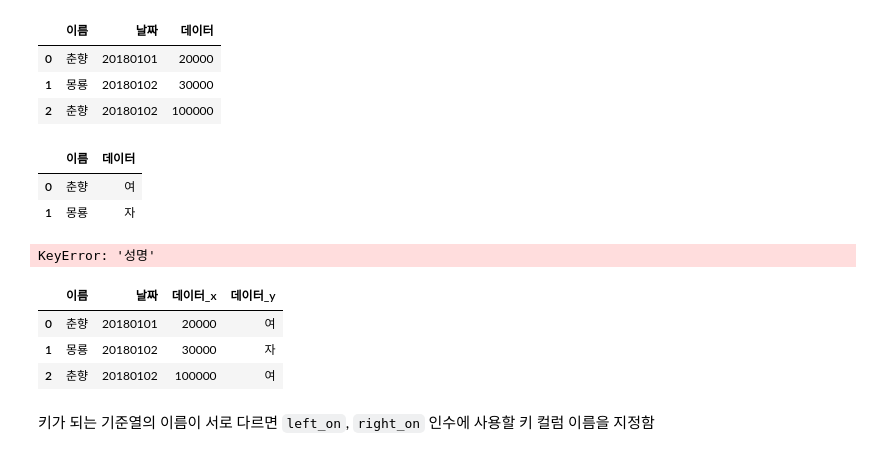
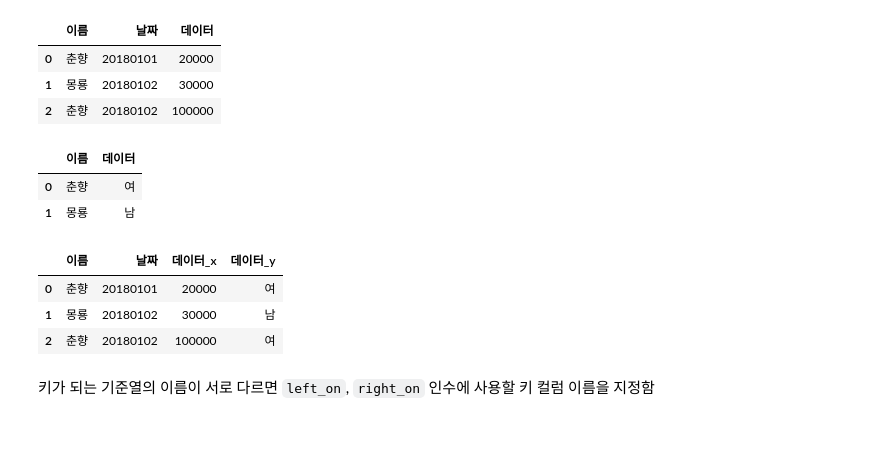
Before and after one commit to kia0919/ptyhon, a Jupyter notebook: pandas_data_analysis/pandas_data_advanced_controll.ipynb, the cells around one changed output. Saved outputs shown, nothing was run; the diff lists cells and outputs as text; code cells hidden in the pictures.

```diff
--- a/pandas_data_analysis/pandas_data_advanced_controll.ipynb
+++ b/pandas_data_analysis/pandas_data_advanced_controll.ipynb
@@ -159,25 +159,23 @@ df1
 # %%
 df2 = pd.DataFrame(
     {
         '이름': ['춘향', '몽룡'],
-        '데이터': ['여', '자']
+        '데이터': ['여', '남']
     }
 )
 df2
 # %% [output]
 |  | 이름 | 데이터 |
 | 0 | 춘향 | 여 |
-| 1 | 몽룡 | 자 |
+| 1 | 몽룡 | 남 |
 # %%
-pd.merge(df1, df2, on='성명')
+# pd.merge(df1, df2, on='성명')
-# %% [output]
-KeyError: '성명'
 # %%
 pd.merge(df1, df2, on='이름')   # on 으로 기준열 명시, 값이 명시적으로 나온 값만 출력
 # %% [output]
 |  | 이름 | 날짜 | 데이터_x | 데이터_y |
 | 0 | 춘향 | 20180101 | 20000 | 여 |
-| 1 | 몽룡 | 20180102 | 30000 | 자 |
+| 1 | 몽룡 | 20180102 | 30000 | 남 |
 | 2 | 춘향 | 20180102 | 100000 | 여 |
 # %% [markdown]
 키가 되는 기준열의 이름이 서로 다르면 `left_on`, `right_on` 인수에 사용할 키 컬럼 이름을 지정함
```
Also changed, not shown: parts of 13 cells of this notebook, 2 other files.
